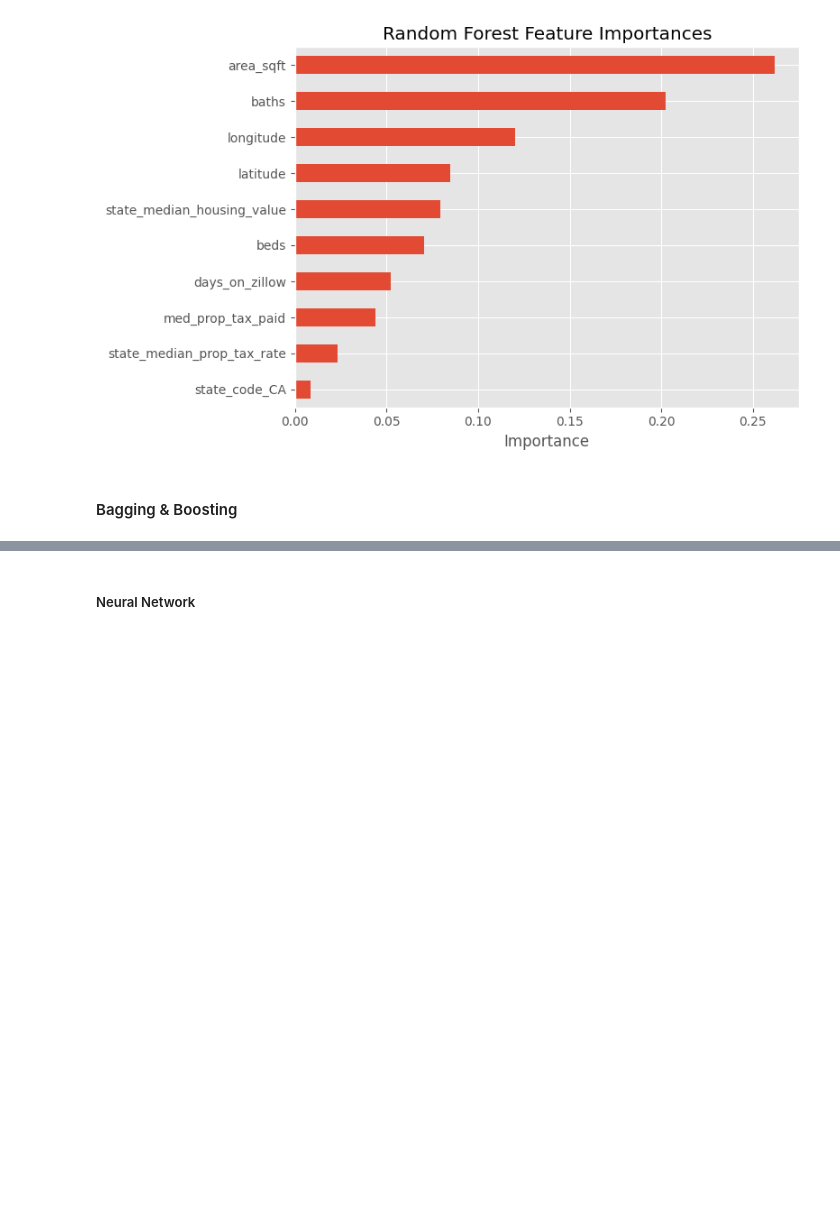
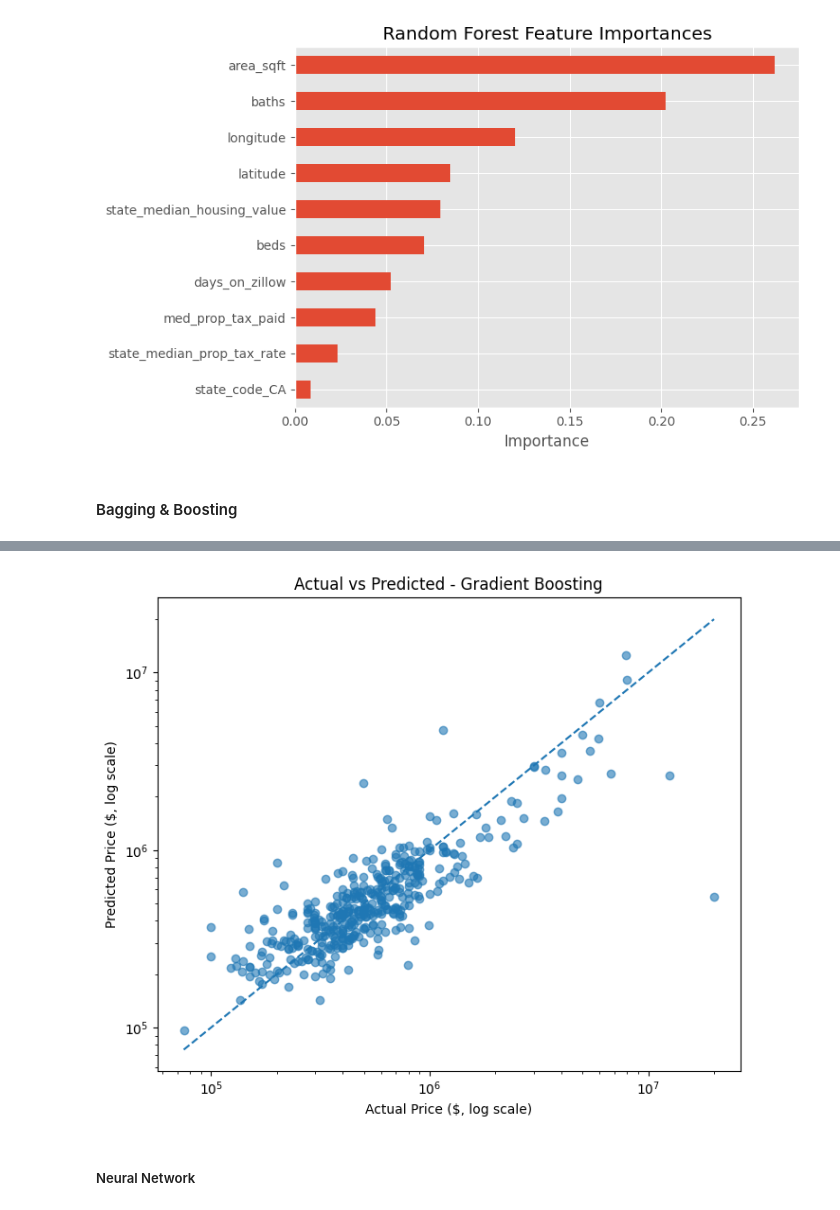
Before and after one commit to nasingh2/DS644-MLBA-Final-Project, a Jupyter notebook: models/models_IN_PROGRESS.ipynb, the cells around one changed output, grey strips where cells are left out. Saved outputs shown, nothing was run; the diff lists cells and outputs as text; code cells hidden in the pictures; blank space fills up the shorter version.

```diff
--- a/models/models_IN_PROGRESS.ipynb
+++ b/models/models_IN_PROGRESS.ipynb
@@ -581,0 +721,20 @@ plt.show()
+# %%
+# Best model and sample predictions in normal dollar format
+
+bb_best_model_name = bb_results_df.loc[0, "Model"]
+bb_best_model = bb_trained_models[bb_best_model_name]
+bb_best_predictions_log = bb_best_model.predict(X_test)
+bb_best_predictions_dollar = np.exp(bb_best_predictions_log)
+
+print("Best Bagging/Boosting model:", bb_best_model_name)
+
+bb_comparison_df = pd.DataFrame({
+    "Actual Price": np.exp(y_test),
+    "Predicted Price": bb_best_predictions_dollar
+})
+
+bb_comparison_display = bb_comparison_df.copy()
+bb_comparison_display["Actual Price"] = bb_comparison_display["Actual Price"].map(lambda x: f"${x:,.0f}")
+bb_comparison_display["Predicted Price"] = bb_comparison_display["Predicted Price"].map(lambda x: f"${x:,.0f}")
+
+bb_comparison_display.head(15)
@@ -582,3 +759,22 @@ plt.show()
+# %%
+# Actual vs Predicted plot for the best model
+
+plt.figure(figsize=(7, 6))
+plt.scatter(np.exp(y_test), bb_best_predictions_dollar, alpha=0.6)
+
+min_val = min(np.exp(y_test).min(), bb_best_predictions_dollar.min())
+max_val = max(np.exp(y_test).max(), bb_best_predictions_dollar.max())
+plt.plot([min_val, max_val], [min_val, max_val], linestyle="--")
+
+plt.xscale("log")
+plt.yscale("log")
+plt.xlabel("Actual Price ($, log scale)")
+plt.ylabel("Predicted Price ($, log scale)")
+plt.title(f"Actual vs Predicted - {bb_best_model_name}")
+plt.tight_layout()
+plt.show()
+# %% [output]
+[figure, added]
 # %% [markdown]
 ##### Neural Network
 # %%
```
Also changed, not shown: parts of 5 cells of this notebook.
